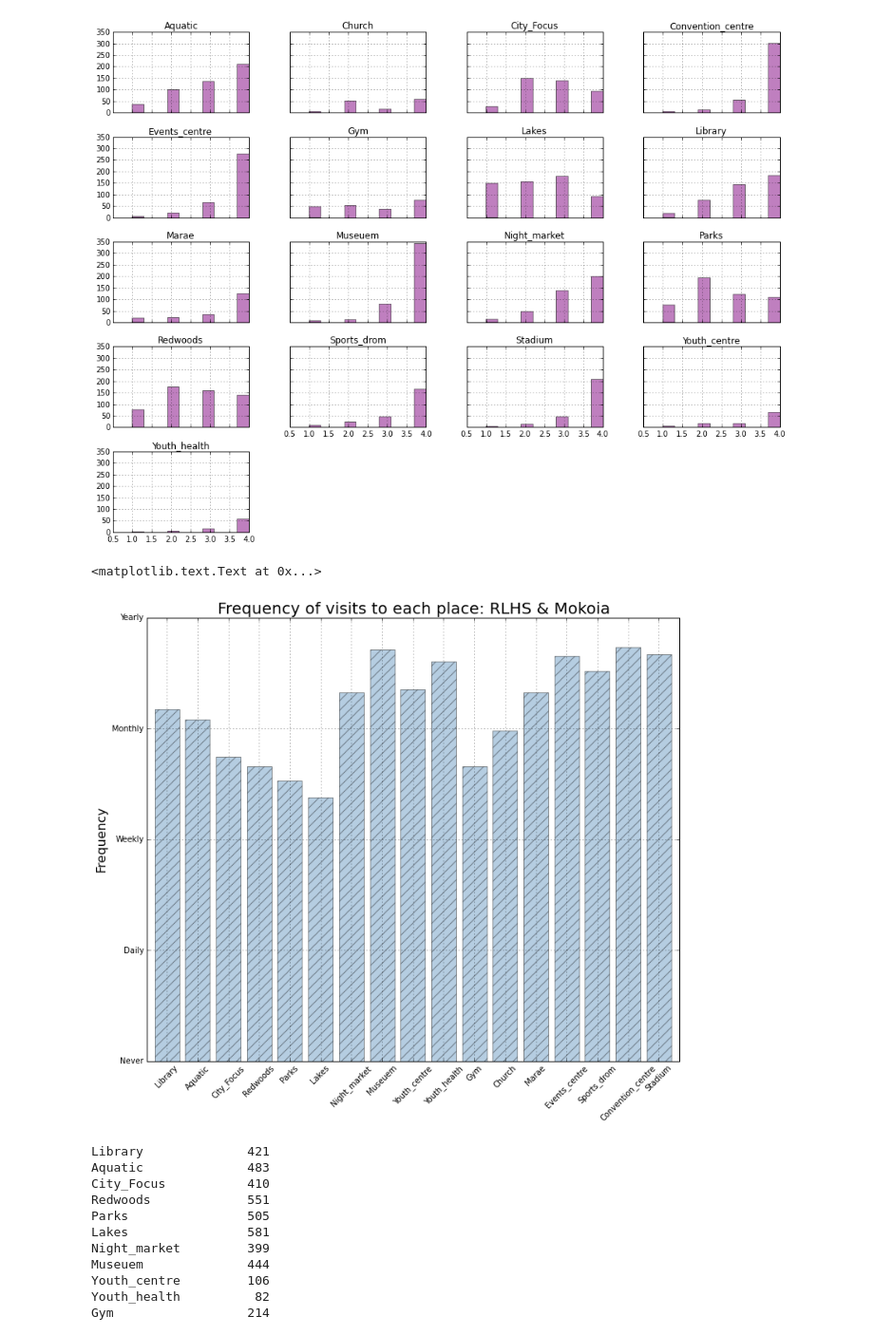
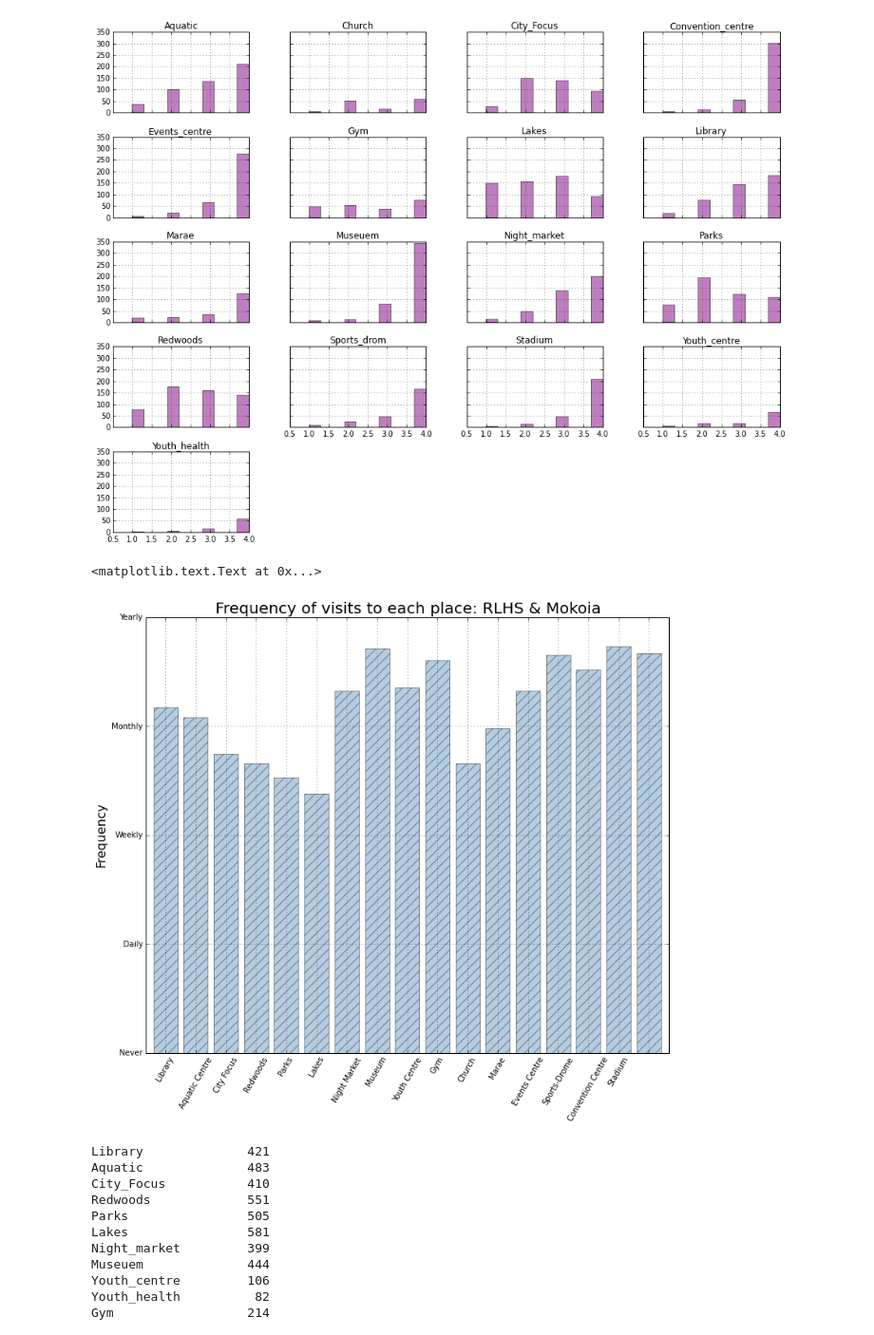
Before and after one commit to hillbs/Differential-Equations-and-Linear-Algebra, a Jupyter notebook: Youth_survey_git.ipynb, the cells around one changed output. Shown at 95% size. Saved outputs shown, nothing was run; the diff lists cells and outputs as text; code cells hidden in the pictures.

Commit message:
Sunday update
Update places visited plot

```diff
--- a/Youth_survey_git.ipynb
+++ b/Youth_survey_git.ipynb
@@ -1030,16 +1030,19 @@ array([[<matplotlib.axes._subplots.AxesSubplot object at 0x...>,
 [figure]
 # %%
 Standard_background()
-ax = places.plot(kind='bar',rot=45,color='steelblue',width=.8,hatch='//',alpha=.4)
+ax = places.plot(kind='bar',rot=60,color='steelblue',width=.8,hatch='//',alpha=.4)
 ax.grid(True)
 ax.set_ylim(0,4)
 ax.yaxis.set_major_locator(ticker.MultipleLocator(1))
 ax.set_yticklabels(['0','Never','Daily','Weekly','Monthly','Yearly'])
+ax.set_xticklabels(['Library','Aquatic Centre','City Focus','Redwoods', 'Parks',
+                    'Lakes','Night Market','Museum','Youth Centre','Gym','Church',
+                    'Marae','Events Centre','Sports-Drome','Convention Centre','Stadium'])
 ax.set_title('Frequency of visits to each place: RLHS & Mokoia',size=20)
 ax.set_ylabel('Frequency',size=16)
 # %% [output]
 <matplotlib.text.Text at 0x...>
-[figure, old version]
+[figure, new version]
 # %%
 df_M_and_RLHS.loc[:,'Library':'Stadium'].count(axis=0)
 # %% [output]
```
Also changed, not shown: parts of 1 cell of this notebook, 1 other file.
